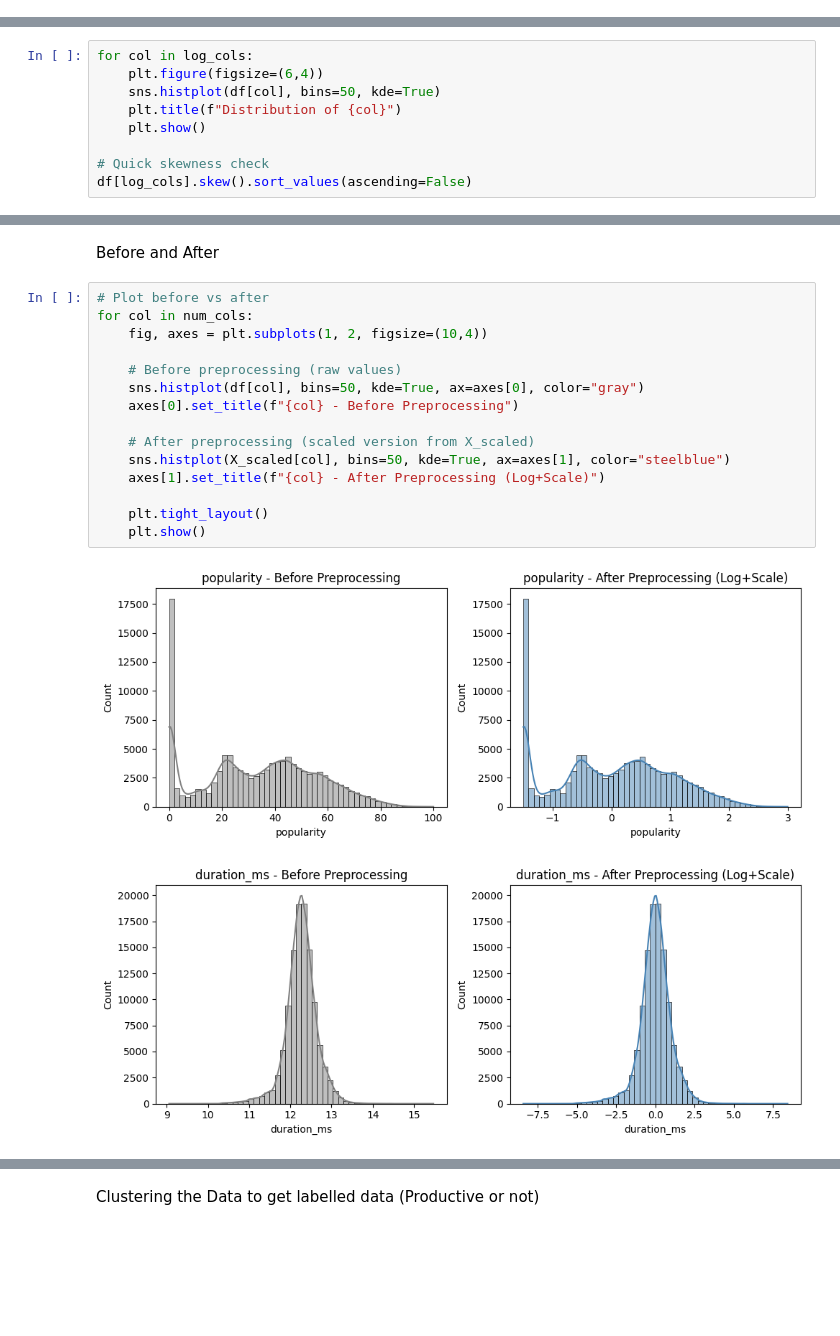
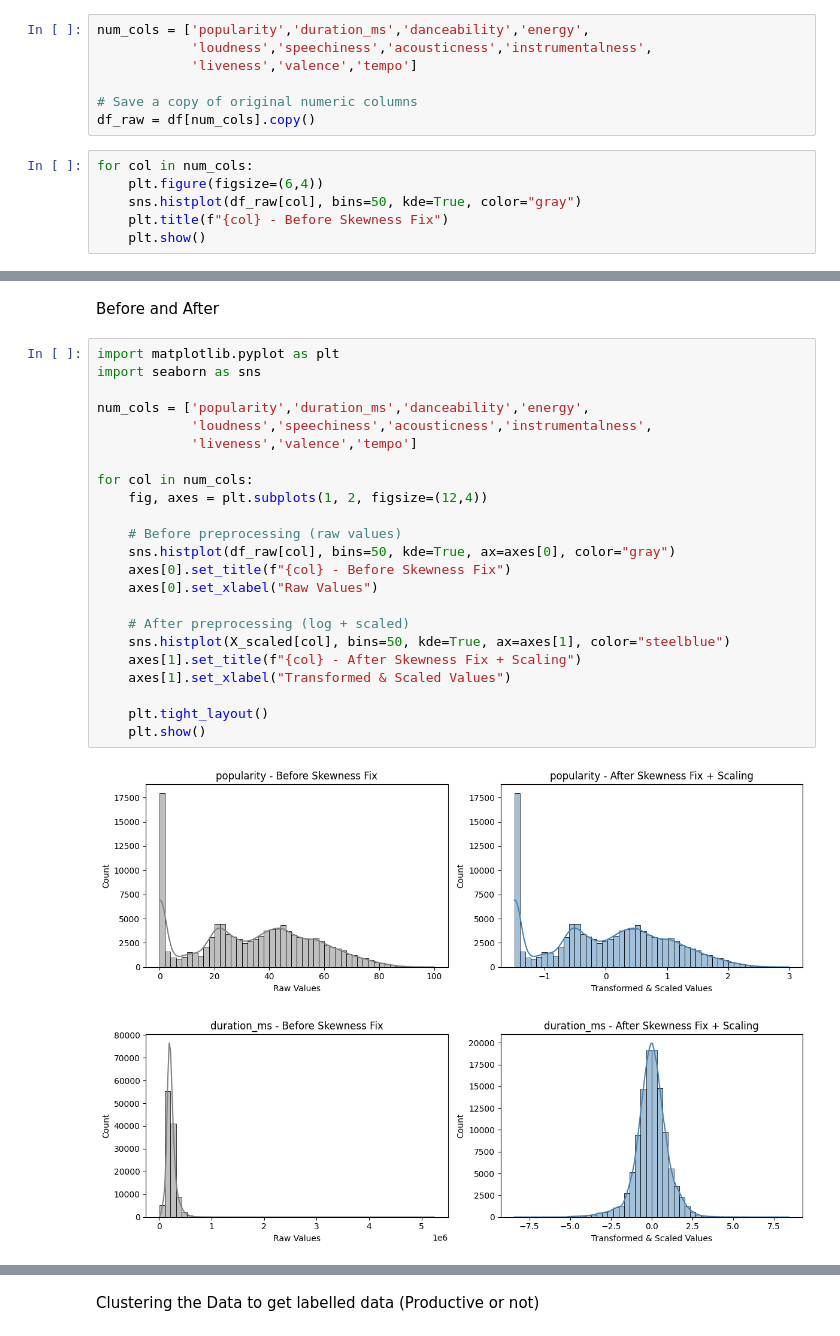
Before and after one commit to AN160404/Playlist-Productivity-Predictor, a Jupyter notebook: new.ipynb, the cells around one changed output, grey strips where cells are left out. Saved outputs shown, nothing was run; the diff lists cells and outputs as text; blank space fills up the shorter version.

```diff
--- a/new.ipynb
+++ b/new.ipynb
@@ -131,3 +131,16 @@ danceability        -0.400404
 energy              -0.598550
 loudness            -2.013340
 dtype: float64
+# %%
+num_cols = ['popularity','duration_ms','danceability','energy',
+            'loudness','speechiness','acousticness','instrumentalness',
+            'liveness','valence','tempo']
+
+# Save a copy of original numeric columns
+df_raw = df[num_cols].copy()
+# %%
+for col in num_cols:
+    plt.figure(figsize=(6,4))
+    sns.histplot(df_raw[col], bins=50, kde=True, color="gray")
+    plt.title(f"{col} - Before Skewness Fix")
+    plt.show()
@@ -139,12 +164,3 @@ log_cols=['duration_ms','speechiness','liveness','instrumentalness']
 
 for col in log_cols:
     df[col]=np.log1p(df[col])
-# %%
-for col in log_cols:
-    plt.figure(figsize=(6,4))
-    sns.histplot(df[col], bins=50, kde=True)
-    plt.title(f"Distribution of {col}")
-    plt.show()
-
-# Quick skewness check
-df[log_cols].skew().sort_values(ascending=False)
@@ -179,20 +185,28 @@ display(X_scaled.head())
 # %% [markdown]
 Before and After
 # %%
-# Plot before vs after
+import matplotlib.pyplot as plt
+import seaborn as sns
+
+num_cols = ['popularity','duration_ms','danceability','energy',
+            'loudness','speechiness','acousticness','instrumentalness',
+            'liveness','valence','tempo']
+
 for col in num_cols:
-    fig, axes = plt.subplots(1, 2, figsize=(10,4))
+    fig, axes = plt.subplots(1, 2, figsize=(12,4))
 
     # Before preprocessing (raw values)
-    sns.histplot(df[col], bins=50, kde=True, ax=axes[0], color="gray")
-    axes[0].set_title(f"{col} - Before Preprocessing")
+    sns.histplot(df_raw[col], bins=50, kde=True, ax=axes[0], color="gray")
+    axes[0].set_title(f"{col} - Before Skewness Fix")
+    axes[0].set_xlabel("Raw Values")
 
-    # After preprocessing (scaled version from X_scaled)
+    # After preprocessing (log + scaled)
     sns.histplot(X_scaled[col], bins=50, kde=True, ax=axes[1], color="steelblue")
-    axes[1].set_title(f"{col} - After Preprocessing (Log+Scale)")
+    axes[1].set_title(f"{col} - After Skewness Fix + Scaling")
+    axes[1].set_xlabel("Transformed & Scaled Values")
 
     plt.tight_layout()
     plt.show()
 # %% [output]
-[figure, old version]
+[figure, new version]
-[figure, old version]
+[figure, new version]
```
Also changed, not shown: parts of 13 cells of this notebook.
